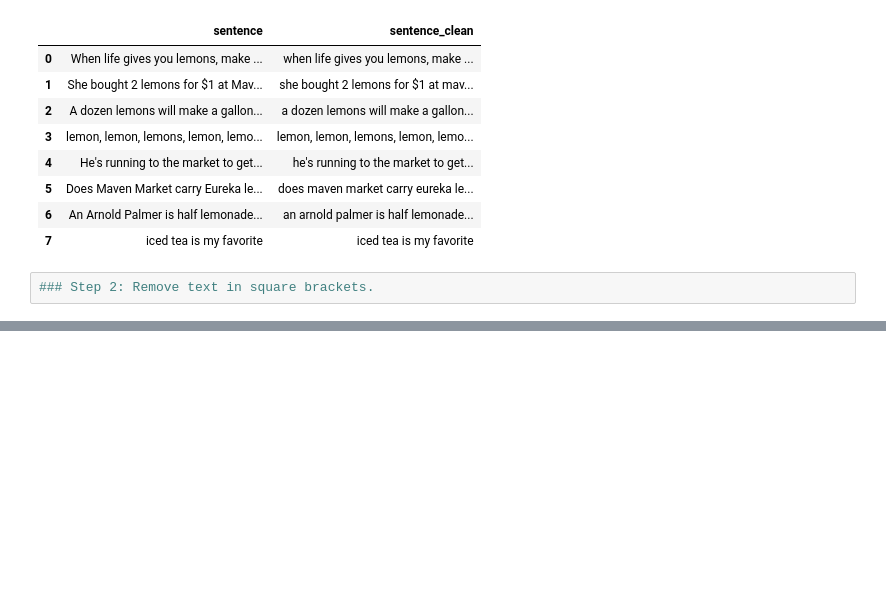
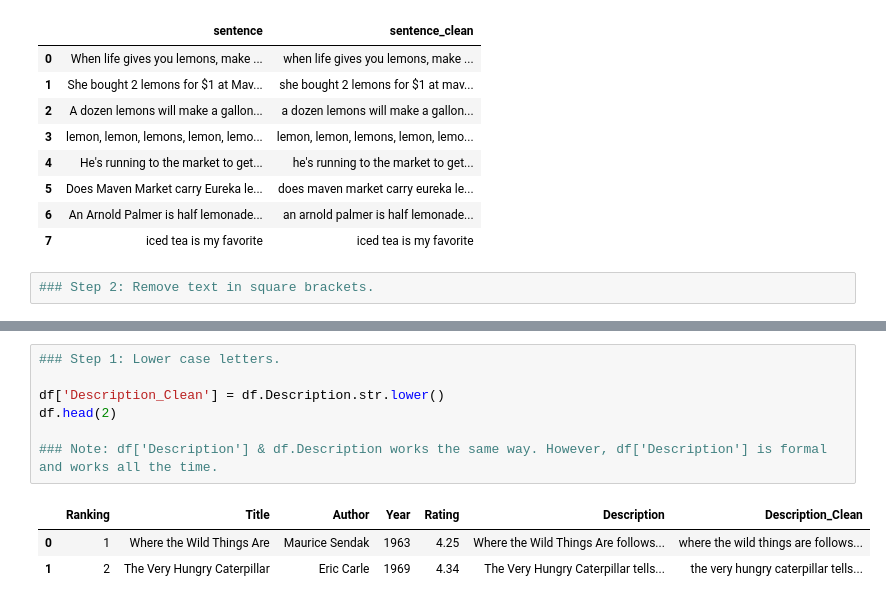
Before and after one commit to sulabola/NLP_in_Python, a Jupyter notebook: Chapter 2 - Text Preprocessing.ipynb, the cells around one changed output, grey strips where cells are left out. Saved outputs shown, nothing was run; the diff lists cells and outputs as text; blank space fills up the shorter version.

```diff
--- a/Chapter 2 - Text Preprocessing.ipynb
+++ b/Chapter 2 - Text Preprocessing.ipynb
@@ -247,0 +386,11 @@ df
+# %%
+### Step 1: Lower case letters.
+
+df['Description_Clean'] = df.Description.str.lower()
+df.head(2)
+
+### Note: df['Description'] & df.Description works the same way. However, df['Description'] is formal and works all the time.
+# %% [output]
+|  | Ranking | Title | Author | Year | Rating | Description | Description_Clean |
+| 0 | 1 | Where the Wild Things Are | Maurice Sendak | 1963 | 4.25 | Where the Wild Things Are follows... | where the wild things are follows... |
+| 1 | 2 | The Very Hungry Caterpillar | Eric Carle | 1969 | 4.34 | The Very Hungry Caterpillar tells... | the very hungry caterpillar tells... |
```
Also changed, not shown: parts of 18 cells of this notebook.
